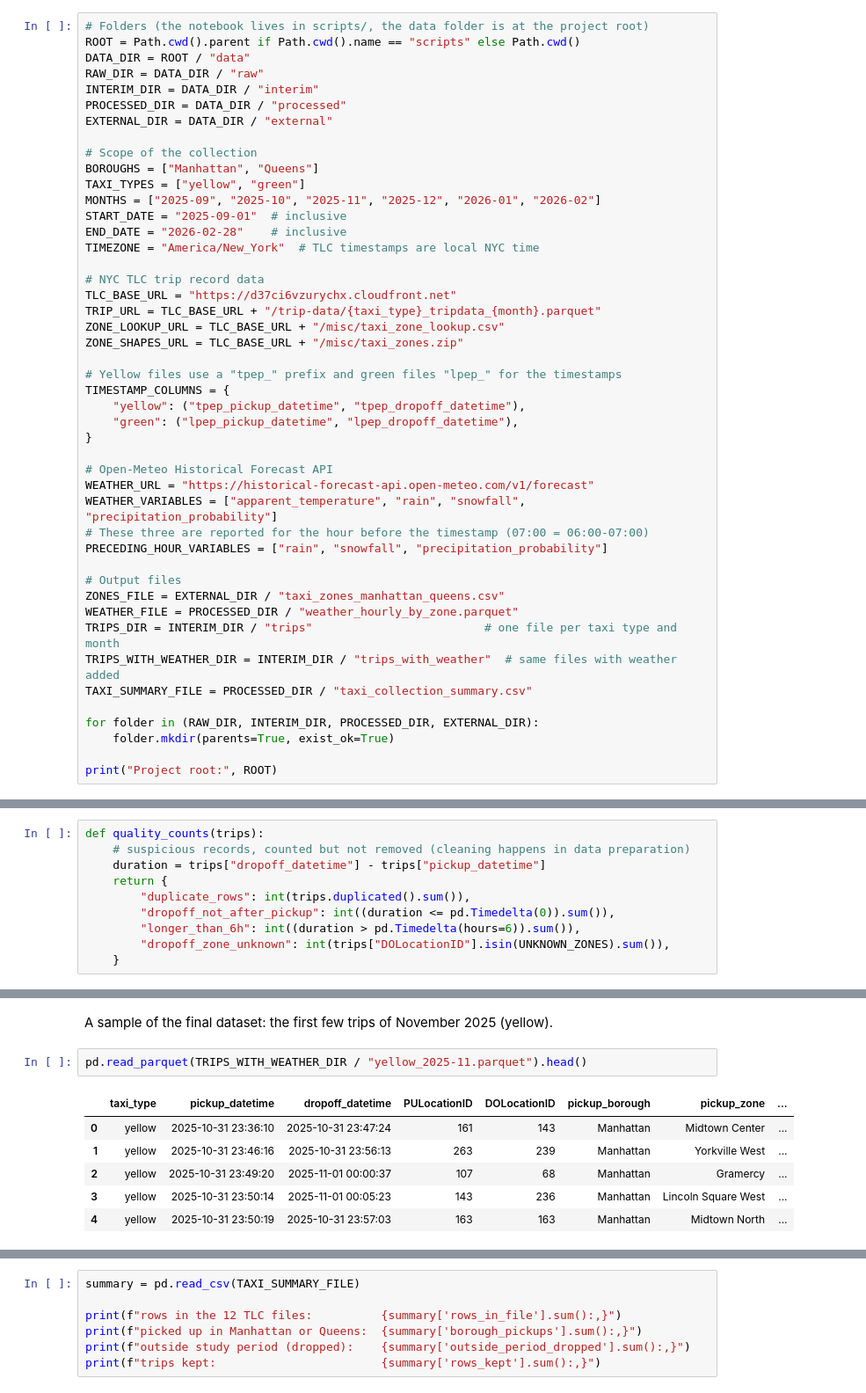
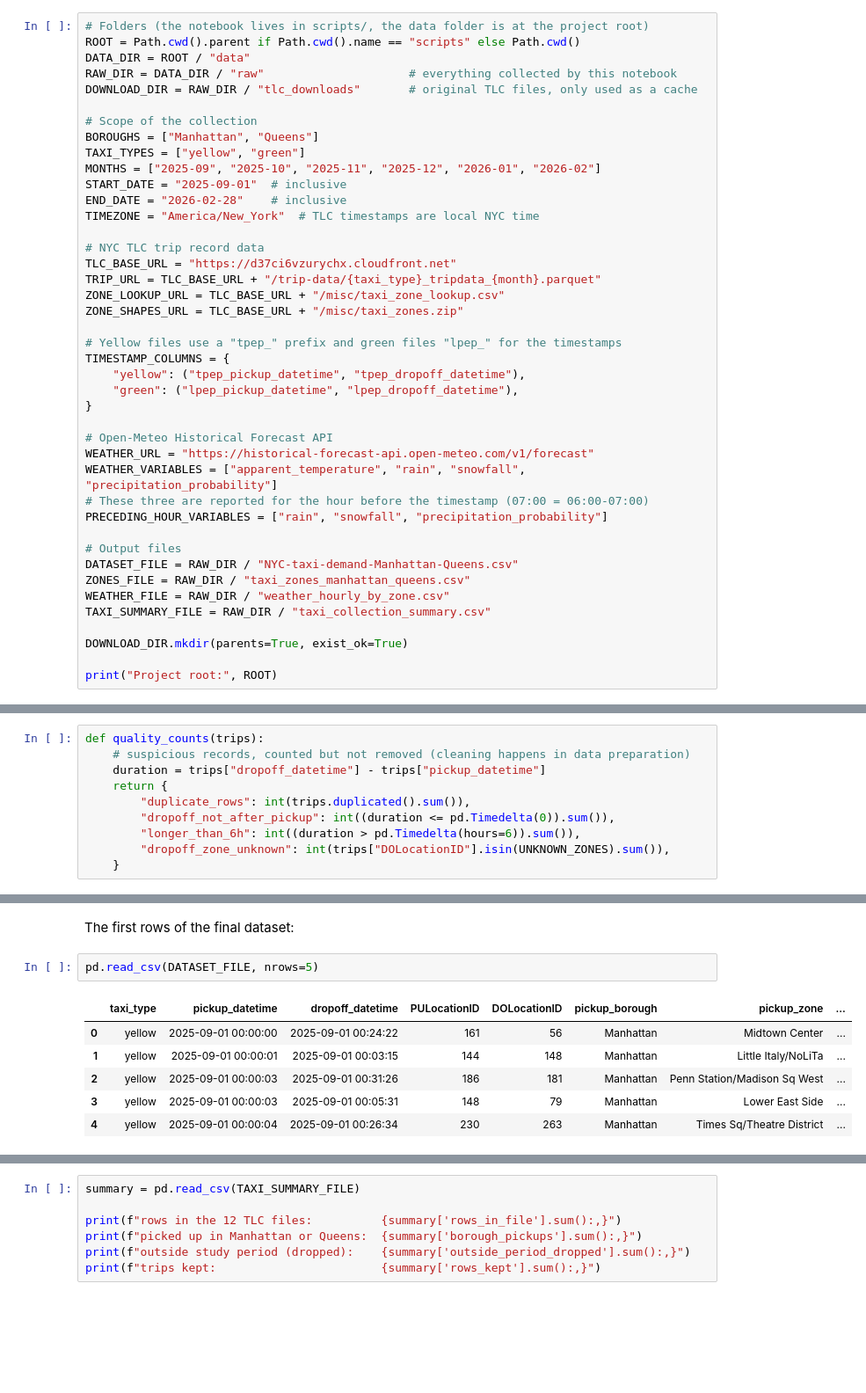
Before and after one commit to BA-CapstoneProject-12/nyc-taxi-demand-forecasting, a Jupyter notebook: scripts/data_collection.ipynb, the cells around one changed output, grey strips where cells are left out. Shown at 88% size. Cells and saved outputs as stored; diff of their text form; blank space fills up the shorter version.

```diff
--- a/scripts/data_collection.ipynb
+++ b/scripts/data_collection.ipynb
@@ -68,10 +77,8 @@ Things to note:
 # Folders (the notebook lives in scripts/, the data folder is at the project root)
 ROOT = Path.cwd().parent if Path.cwd().name == "scripts" else Path.cwd()
 DATA_DIR = ROOT / "data"
-RAW_DIR = DATA_DIR / "raw"
-INTERIM_DIR = DATA_DIR / "interim"
-PROCESSED_DIR = DATA_DIR / "processed"
-EXTERNAL_DIR = DATA_DIR / "external"
+RAW_DIR = DATA_DIR / "raw"                     # everything collected by this notebook
+DOWNLOAD_DIR = RAW_DIR / "tlc_downloads"       # original TLC files, only used as a cache
 
 # Scope of the collection
 BOROUGHS = ["Manhattan", "Queens"]
@@ -100,14 +107,12 @@ WEATHER_VARIABLES = ["apparent_temperature", "rain", "snowfall", "precipitation_
 PRECEDING_HOUR_VARIABLES = ["rain", "snowfall", "precipitation_probability"]
 
 # Output files
-ZONES_FILE = EXTERNAL_DIR / "taxi_zones_manhattan_queens.csv"
-WEATHER_FILE = PROCESSED_DIR / "weather_hourly_by_zone.parquet"
-TRIPS_DIR = INTERIM_DIR / "trips"                         # one file per taxi type and month
-TRIPS_WITH_WEATHER_DIR = INTERIM_DIR / "trips_with_weather"  # same files with weather added
-TAXI_SUMMARY_FILE = PROCESSED_DIR / "taxi_collection_summary.csv"
+DATASET_FILE = RAW_DIR / "NYC-taxi-demand-Manhattan-Queens.csv"
+ZONES_FILE = RAW_DIR / "taxi_zones_manhattan_queens.csv"
+WEATHER_FILE = RAW_DIR / "weather_hourly_by_zone.csv"
+TAXI_SUMMARY_FILE = RAW_DIR / "taxi_collection_summary.csv"
 
-for folder in (RAW_DIR, INTERIM_DIR, PROCESSED_DIR, EXTERNAL_DIR):
-    folder.mkdir(parents=True, exist_ok=True)
+DOWNLOAD_DIR.mkdir(parents=True, exist_ok=True)
 
 print("Project root:", ROOT)
 # %% [output]
@@ -664,11 +652,11 @@ log.info("Saved %d trips with weather to %s", total, TRIPS_WITH_WEATHER_DIR)
-# %% [markdown]
-A sample of the final dataset: the first few trips of November 2025 (yellow).
-# %%
-pd.read_parquet(TRIPS_WITH_WEATHER_DIR / "yellow_2025-11.parquet").head()
-# %% [output]
-|  | taxi_type | pickup_datetime | dropoff_datetime | PULocationID | DOLocationID | pickup_borough | pickup_zone | ... |
-| 0 | yellow | 2025-10-31 23:36:10 | 2025-10-31 23:47:24 | 161 | 143 | Manhattan | Midtown Center | ... |
-| 1 | yellow | 2025-10-31 23:46:16 | 2025-10-31 23:56:13 | 263 | 239 | Manhattan | Yorkville West | ... |
-| 2 | yellow | 2025-10-31 23:49:20 | 2025-11-01 00:00:37 | 107 | 68 | Manhattan | Gramercy | ... |
-| 3 | yellow | 2025-10-31 23:50:14 | 2025-11-01 00:05:23 | 143 | 236 | Manhattan | Lincoln Square West | ... |
-| 4 | yellow | 2025-10-31 23:50:19 | 2025-10-31 23:57:03 | 163 | 163 | Manhattan | Midtown North | ... |
+# %% [markdown]
+The first rows of the final dataset:
+# %%
+pd.read_csv(DATASET_FILE, nrows=5)
+# %% [output]
+|  | taxi_type | pickup_datetime | dropoff_datetime | PULocationID | DOLocationID | pickup_borough | pickup_zone | ... |
+| 0 | yellow | 2025-09-01 00:00:00 | 2025-09-01 00:24:22 | 161 | 56 | Manhattan | Midtown Center | ... |
+| 1 | yellow | 2025-09-01 00:00:01 | 2025-09-01 00:03:15 | 144 | 148 | Manhattan | Little Italy/NoLiTa | ... |
+| 2 | yellow | 2025-09-01 00:00:03 | 2025-09-01 00:31:26 | 186 | 181 | Manhattan | Penn Station/Madison Sq West | ... |
+| 3 | yellow | 2025-09-01 00:00:03 | 2025-09-01 00:05:31 | 148 | 79 | Manhattan | Lower East Side | ... |
+| 4 | yellow | 2025-09-01 00:00:04 | 2025-09-01 00:26:34 | 230 | 263 | Manhattan | Times Sq/Theatre District | ... |
```
Also changed, not shown: parts of 26 cells of this notebook.
